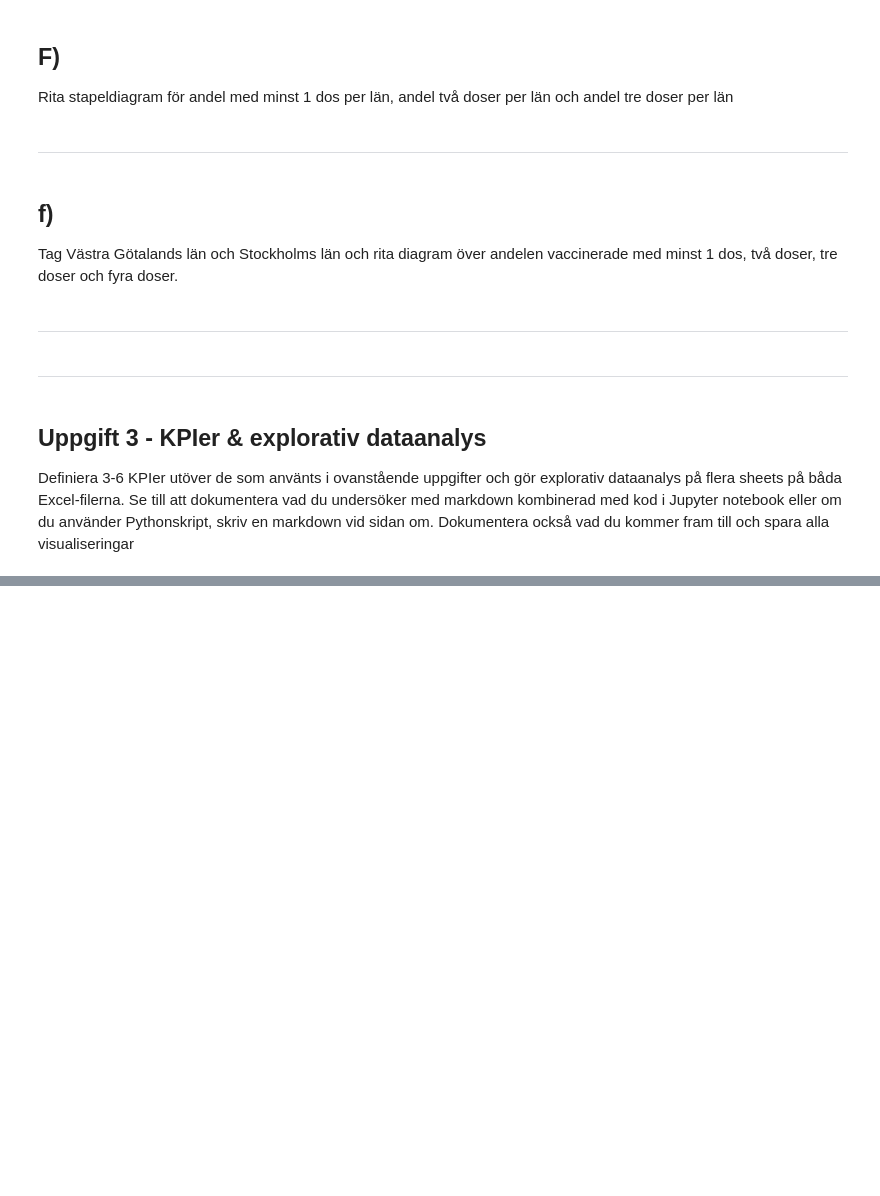
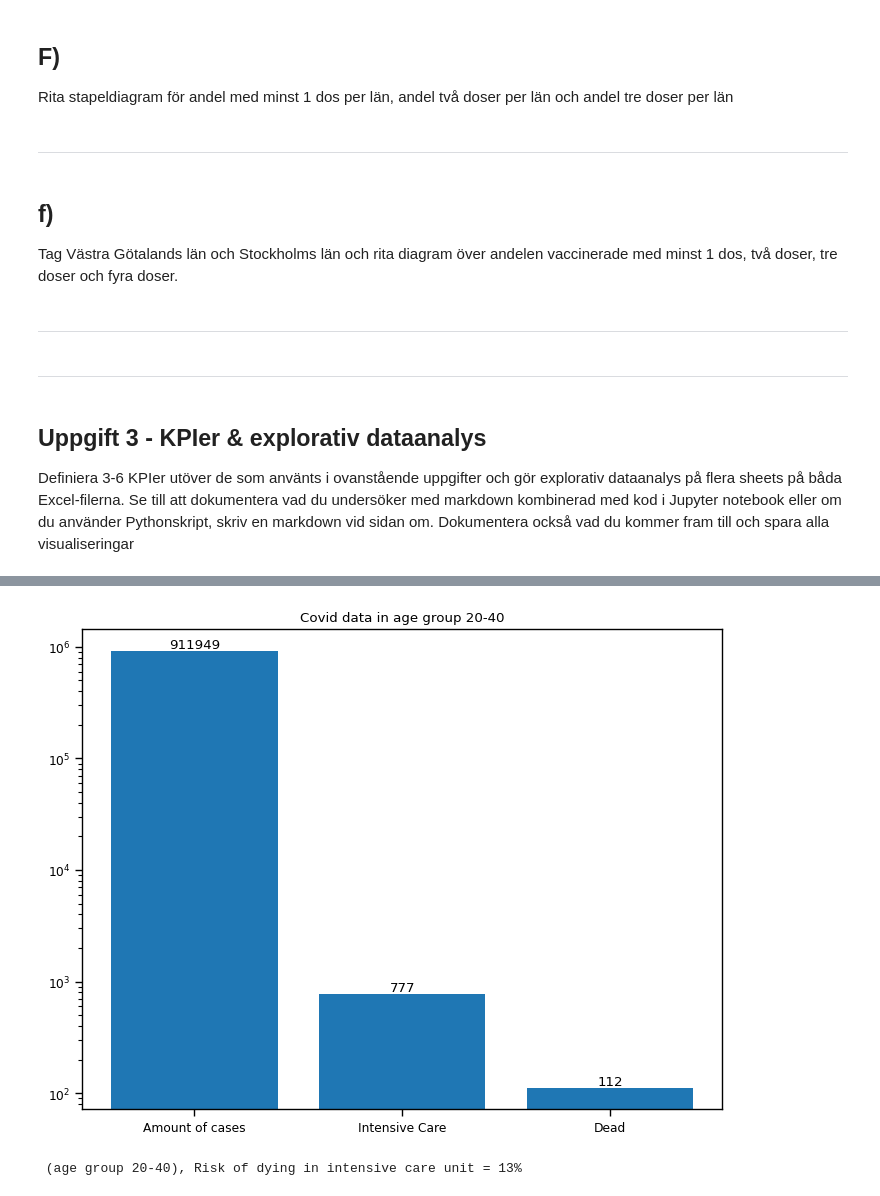
Before and after one commit to MxLied/Databehandling-Max-Liedman, a Jupyter notebook: Labb/Labb1.ipynb, the cells around one changed output, grey strips where cells are left out. Cells and saved outputs as stored; diff of their text form; code cells hidden in the pictures; blank space fills up the shorter version.

```diff
--- a/Labb/Labb1.ipynb
+++ b/Labb/Labb1.ipynb
@@ -592,0 +616,25 @@ print(sum_intesive,sum_dead)
+# %%
+age_condition   = ["Ålder_20_29", "Ålder_30_39"]
+df_adults       = df_intensive_care[df_intensive_care['Åldersgrupp'].isin(age_condition)]
+
+adult_death     = df_adults["Totalt_antal_avlidna"].sum()
+adult_intesnive = df_adults["Totalt_antal_intensivvårdade"].sum()
+
+adult_risk      = round((adult_death)/(adult_death+adult_intesnive)*100)
+
+
+fig = plt.figure()
+ax = fig.add_axes([0,0,1,1])
+bar_lables = ['Amount of cases', 'Intensive Care', 'Dead']
+data = [df_adults["Totalt_antal_fall"].sum(), adult_intesnive,  adult_death]
+ax.set_yscale('log')
+barplot = ax.bar(bar_lables,data)
+plt.bar_label(barplot, [])
+plt.title("Covid data in age group 20-40")
+plt.show()
+
+
+print(f" (age group 20-40), Risk of dying in intensive care unit = {adult_risk}%")
+# %% [output]
+[figure, added]
+ (age group 20-40), Risk of dying in intensive care unit = 13%
```
Also changed, not shown: parts of 18 cells of this notebook.
